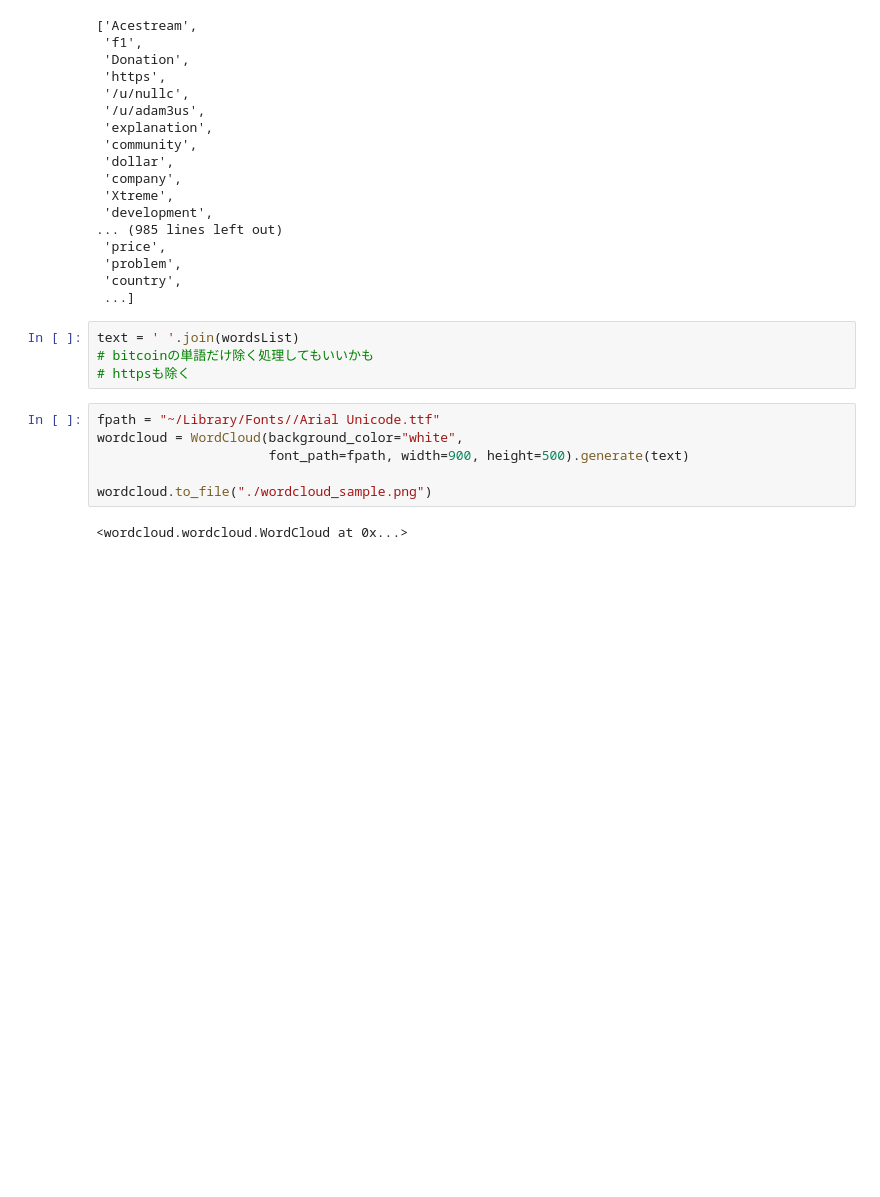
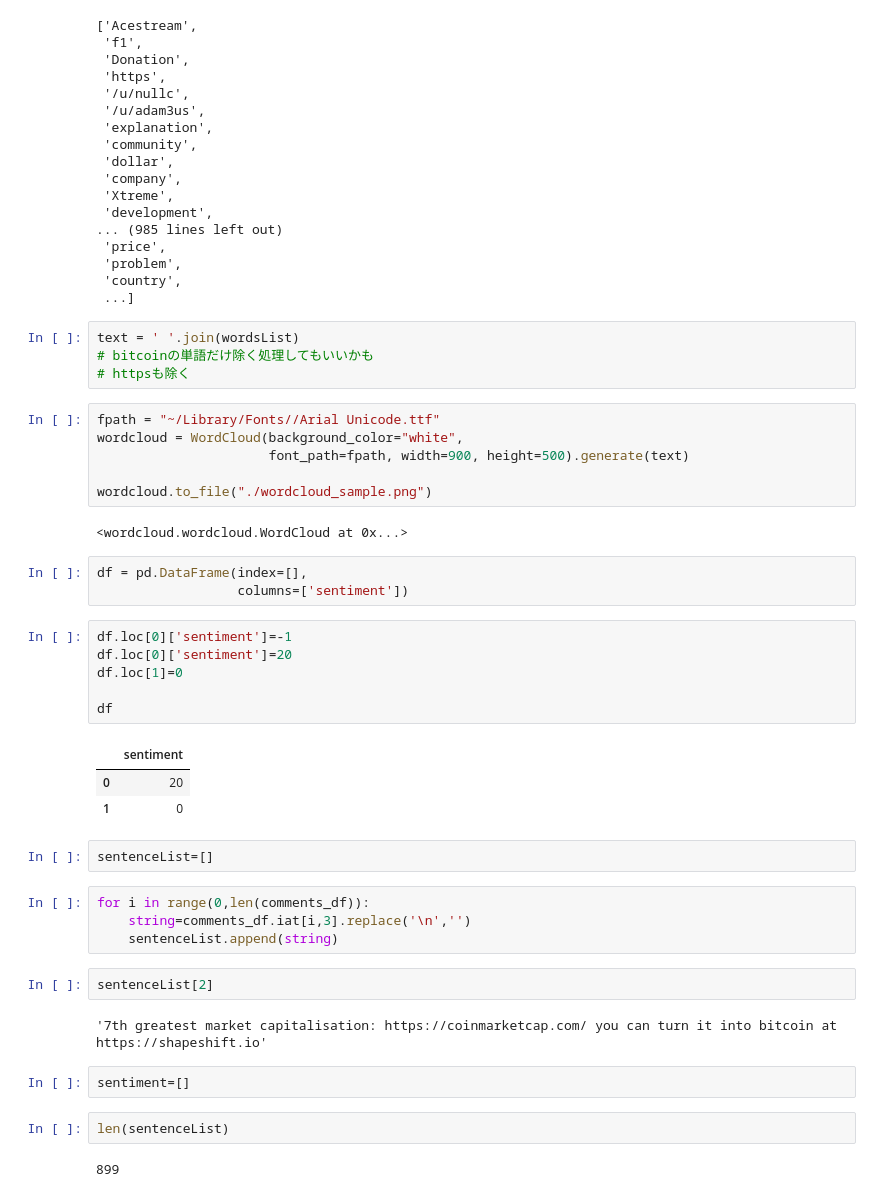
Before and after one commit to jun39/RedditAnalize, a Jupyter notebook: BERT_PRE/Untitled.ipynb, the cells around one changed output. Saved outputs shown, nothing was run; the diff lists cells and outputs as text; blank space fills up the shorter version.

```diff
--- a/BERT_PRE/Untitled.ipynb
+++ b/BERT_PRE/Untitled.ipynb
@@ -119,3 +121,32 @@ wordcloud = WordCloud(background_color="white",
 wordcloud.to_file("./wordcloud_sample.png")
 # %% [output]
 <wordcloud.wordcloud.WordCloud at 0x...>
+# %%
+df = pd.DataFrame(index=[],
+                  columns=['sentiment'])
+# %%
+df.loc[0]['sentiment']=-1
+df.loc[0]['sentiment']=20
+df.loc[1]=0
+
+df
+# %% [output]
+|  | sentiment |
+| 0 | 20 |
+| 1 | 0 |
+# %%
+sentenceList=[]
+# %%
+for i in range(0,len(comments_df)):
+    string=comments_df.iat[i,3].replace('\n','')
+    sentenceList.append(string)
+# %%
+sentenceList[2]
+# %% [output]
+'7th greatest market capitalisation: https://coinmarketcap.com/ you can turn it into bitcoin at https://shapeshift.io'
+# %%
+sentiment=[]
+# %%
+len(sentenceList)
+# %% [output]
+899
```
Also changed, not shown: parts of 11 cells of this notebook.
